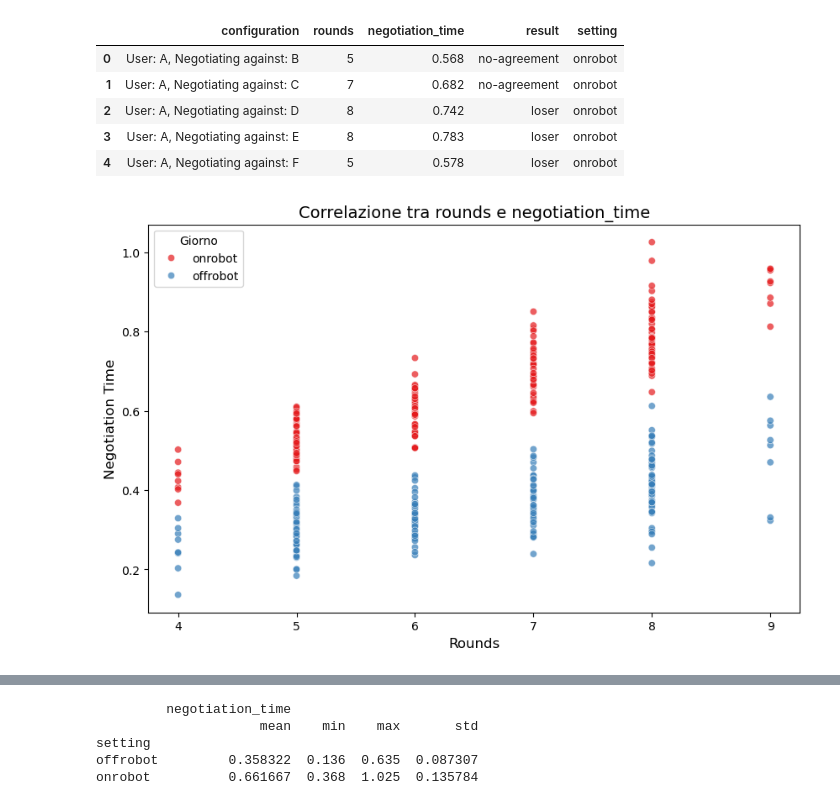
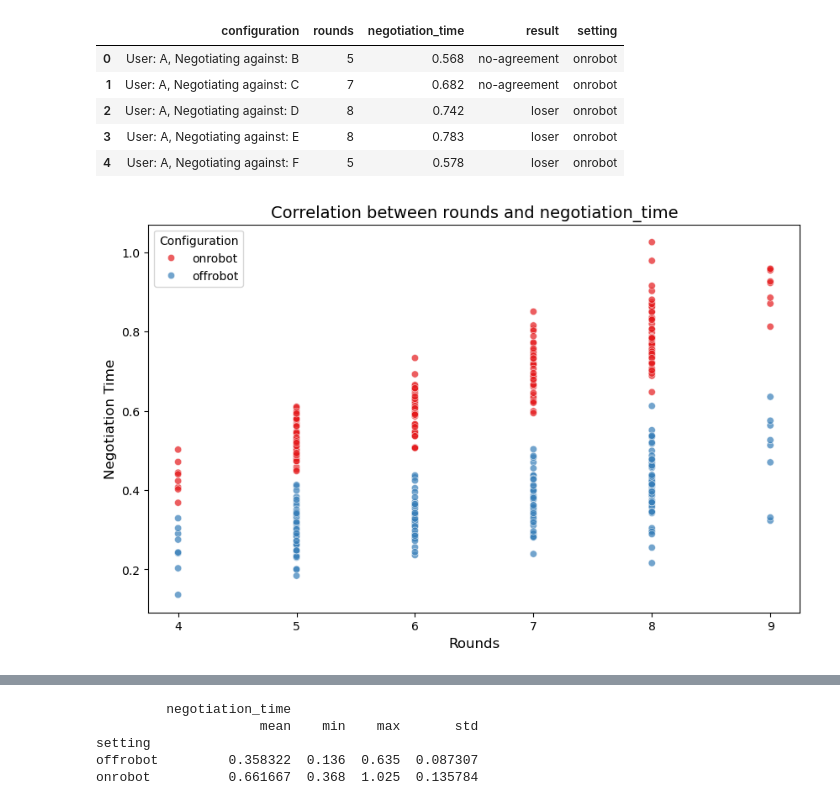
Before and after one commit to RoboChor/robethichor-ethics-based-negotiation, a Jupyter notebook: analysis/simulation_analysis.ipynb, the cells around one changed output, grey strips where cells are left out. Saved outputs shown, nothing was run; the diff lists cells and outputs as text; code cells hidden in the pictures.

```diff
--- a/analysis/simulation_analysis.ipynb
+++ b/analysis/simulation_analysis.ipynb
@@ -34,20 +33,17 @@ df.head()
 | 3 | User: A, Negotiating against: E | 8 | 0.783 | loser | onrobot |
 | 4 | User: A, Negotiating against: F | 5 | 0.578 | loser | onrobot |
 # %%
-# Creare il grafico
 plt.figure(figsize=(10, 6))
 
 plotting_df = df
 
 sns.scatterplot(data=plotting_df, x='rounds', y='negotiation_time', hue='setting', palette='Set1', alpha=0.7)
 
-# Aggiungere titolo e etichette
-plt.title("Correlazione tra rounds e negotiation_time", fontsize=14)
+plt.title("Correlation between rounds and negotiation_time", fontsize=14)
 plt.xlabel("Rounds", fontsize=12)
 plt.ylabel("Negotiation Time", fontsize=12)
-plt.legend(title="Giorno", fontsize=10)
+plt.legend(title="Configuration", fontsize=10)
 
-# Mostrare il grafico
 plt.show()
 # %% [output]
-[figure, old version]
+[figure, new version]
```
Also changed, not shown: parts of 8 cells of this notebook, 3 other files.
